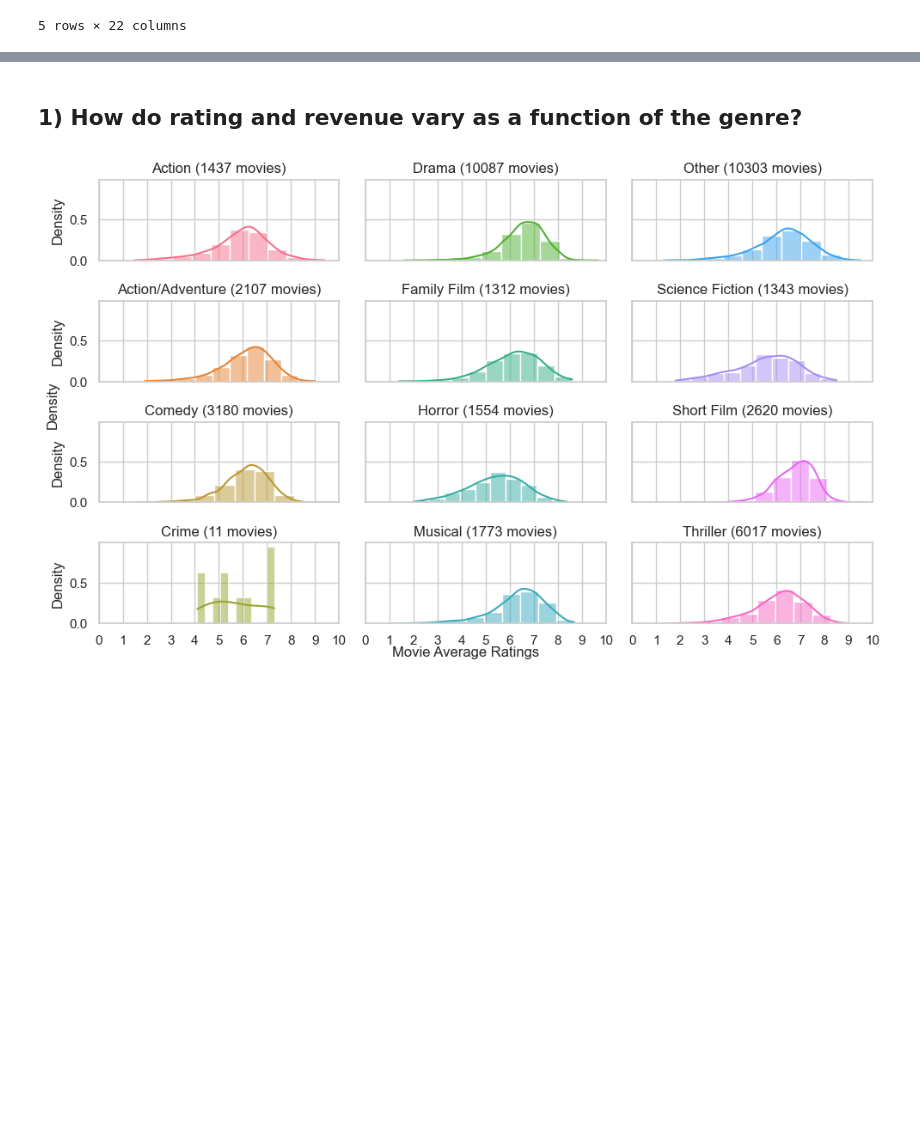
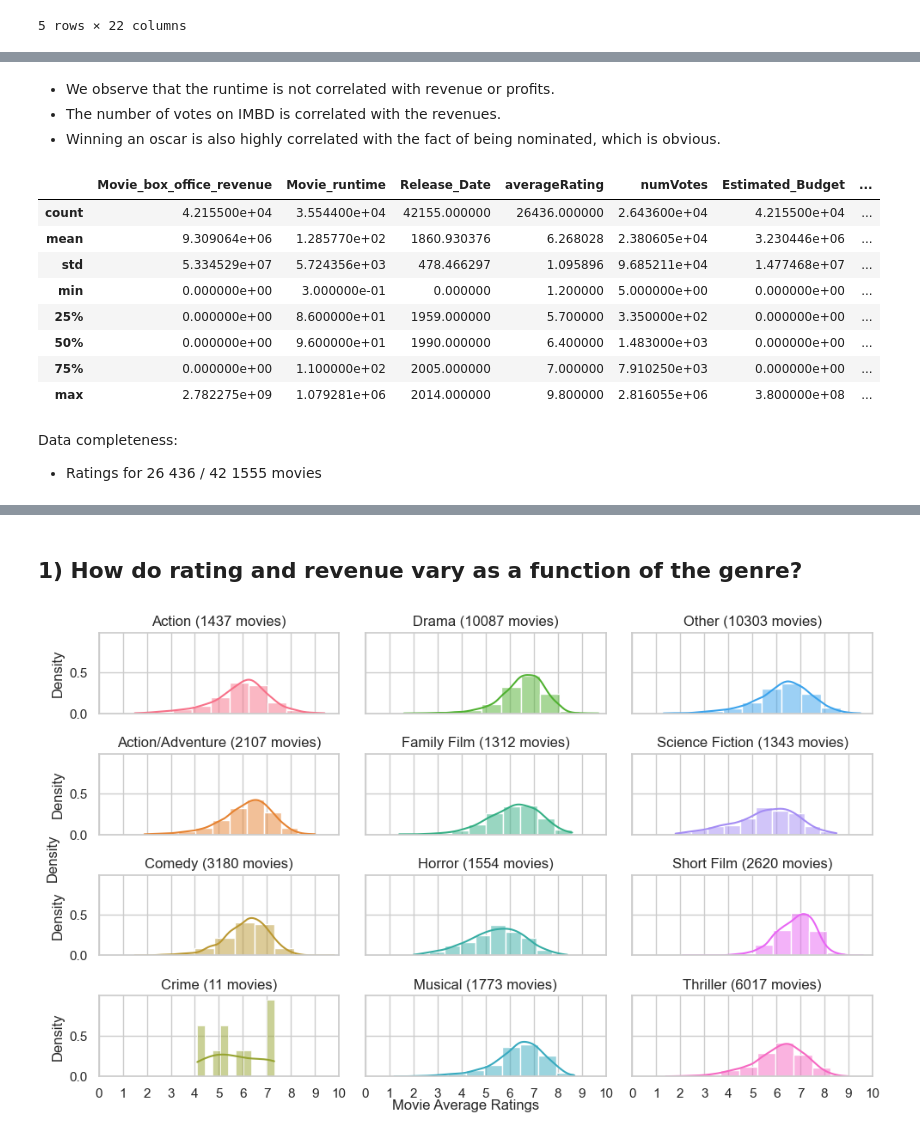
Before and after one commit to epfl-ada/ada-2023-project-bavmaresearch, a Jupyter notebook: Code/analysis_milestone_2.ipynb, the cells around one changed output, grey strips where cells are left out. Cells and saved outputs as stored; diff of their text form; code cells hidden in the pictures; blank space fills up the shorter version.

Commit message:
add data completeness

```diff
--- a/Code/analysis_milestone_2.ipynb
+++ b/Code/analysis_milestone_2.ipynb
@@ -32,0 +53,19 @@ df_movie.head()
+# %% [markdown]
+- We observe that the runtime is not correlated with revenue or profits.
+- The number of votes on IMBD is correlated with the revenues.
+- Winning an oscar is also highly correlated with the fact of being nominated, which is obvious.
+# %%
+df_movie.describe()
+# %% [output]
+|  | Movie_box_office_revenue | Movie_runtime | Release_Date | averageRating | numVotes | Estimated_Budget | ... |
+| count | 4.215500e+04 | 3.554400e+04 | 42155.000000 | 26436.000000 | 2.643600e+04 | 4.215500e+04 | ... |
+| mean | 9.309064e+06 | 1.285770e+02 | 1860.930376 | 6.268028 | 2.380605e+04 | 3.230446e+06 | ... |
+| std | 5.334529e+07 | 5.724356e+03 | 478.466297 | 1.095896 | 9.685211e+04 | 1.477468e+07 | ... |
+| min | 0.000000e+00 | 3.000000e-01 | 0.000000 | 1.200000 | 5.000000e+00 | 0.000000e+00 | ... |
+| 25% | 0.000000e+00 | 8.600000e+01 | 1959.000000 | 5.700000 | 3.350000e+02 | 0.000000e+00 | ... |
+| 50% | 0.000000e+00 | 9.600000e+01 | 1990.000000 | 6.400000 | 1.483000e+03 | 0.000000e+00 | ... |
+| 75% | 0.000000e+00 | 1.100000e+02 | 2005.000000 | 7.000000 | 7.910250e+03 | 0.000000e+00 | ... |
+| max | 2.782275e+09 | 1.079281e+06 | 2014.000000 | 9.800000 | 2.816055e+06 | 3.800000e+08 | ... |
+# %% [markdown]
+Data completeness:
+- Ratings for 26 436 / 42 1555 movies
```
Also changed, not shown: parts of 8 cells of this notebook, 1 other file.
